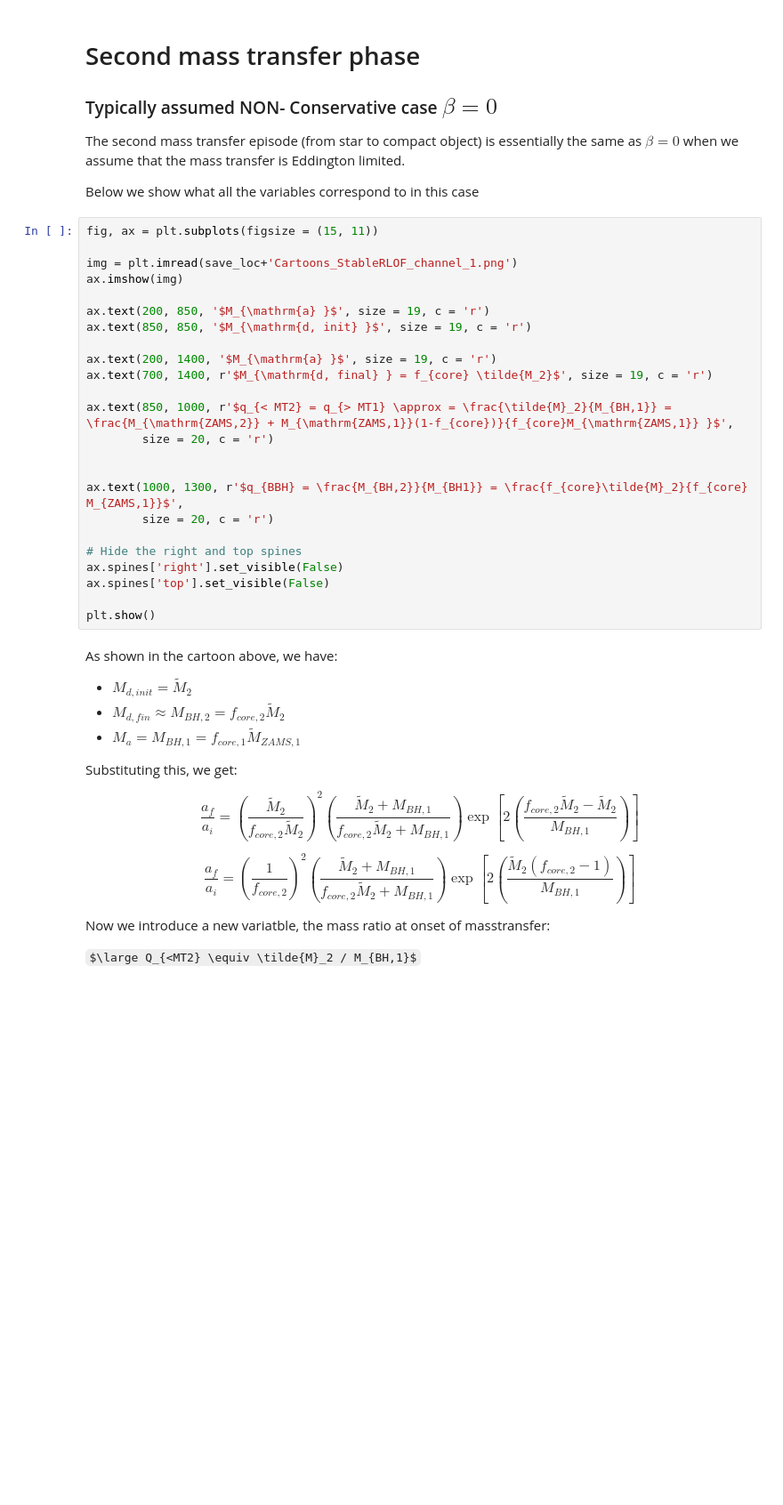
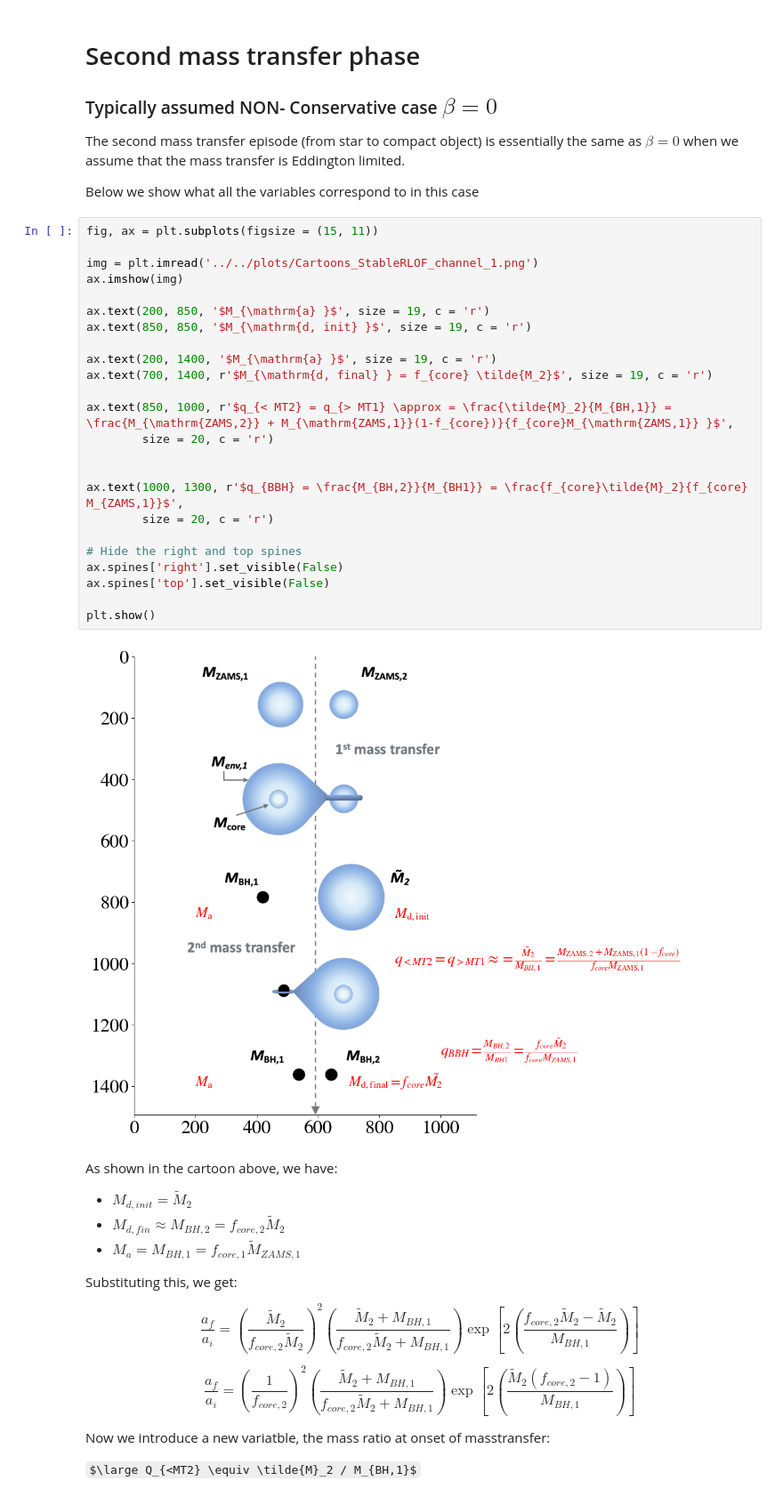
Before and after one commit to LiekeVanSon/ZdependentFormEff, a Jupyter notebook: code/AdditionalAnalysisNotebooks/FLappyBirdPlot.ipynb, the cells around one changed output. Shown at 89% size. Drawn from its saved outputs; the diff is of its cells as text; some formulas as TeX source; blank space fills up the shorter version.

Commit message:
worked on flappy bird plot but would have to check equations

```diff
--- a/code/AdditionalAnalysisNotebooks/FLappyBirdPlot.ipynb
+++ b/code/AdditionalAnalysisNotebooks/FLappyBirdPlot.ipynb
@@ -204,27 +120,29 @@ Below we show what all the variables correspond to in this case
 # %%
 fig, ax = plt.subplots(figsize = (15, 11))
 
-img = plt.imread(save_loc+'Cartoons_StableRLOF_channel_1.png')
+img = plt.imread('../../plots/Cartoons_StableRLOF_channel_1.png')
 ax.imshow(img)
 
 ax.text(200, 850, '$M_{\mathrm{a} }$', size = 19, c = 'r')
 ax.text(850, 850, '$M_{\mathrm{d, init} }$', size = 19, c = 'r')
 
 ax.text(200, 1400, '$M_{\mathrm{a} }$', size = 19, c = 'r')
 ax.text(700, 1400, r'$M_{\mathrm{d, final} } = f_{core} \tilde{M_2}$', size = 19, c = 'r')
 
 ax.text(850, 1000, r'$q_{< MT2} = q_{> MT1} \approx = \frac{\tilde{M}_2}{M_{BH,1}} = \frac{M_{\mathrm{ZAMS,2}} + M_{\mathrm{ZAMS,1}}(1-f_{core})}{f_{core}M_{\mathrm{ZAMS,1}} }$',
         size = 20, c = 'r')
 
 
 ax.text(1000, 1300, r'$q_{BBH} = \frac{M_{BH,2}}{M_{BH1}} = \frac{f_{core}\tilde{M}_2}{f_{core} M_{ZAMS,1}}$',
         size = 20, c = 'r')
 
 # Hide the right and top spines
 ax.spines['right'].set_visible(False)
 ax.spines['top'].set_visible(False)
 
 plt.show()
+# %% [output]
+[figure, added]
 # %% [markdown]
 As shown in the cartoon above, we have:
 * $M_{d, init} = \tilde{M}_2$
```
Also changed, not shown: parts of 5 cells of this notebook, 2 other files.
